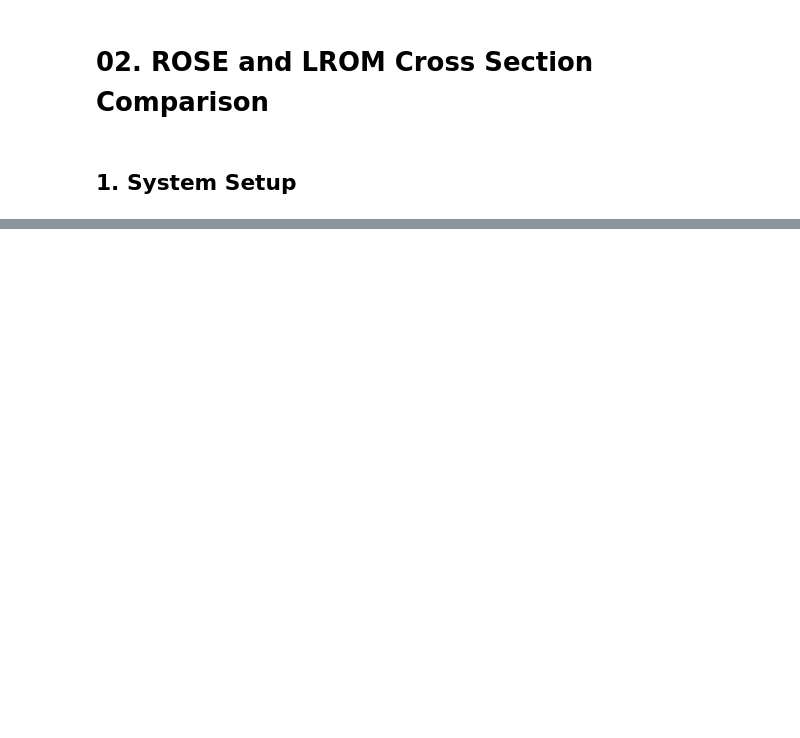
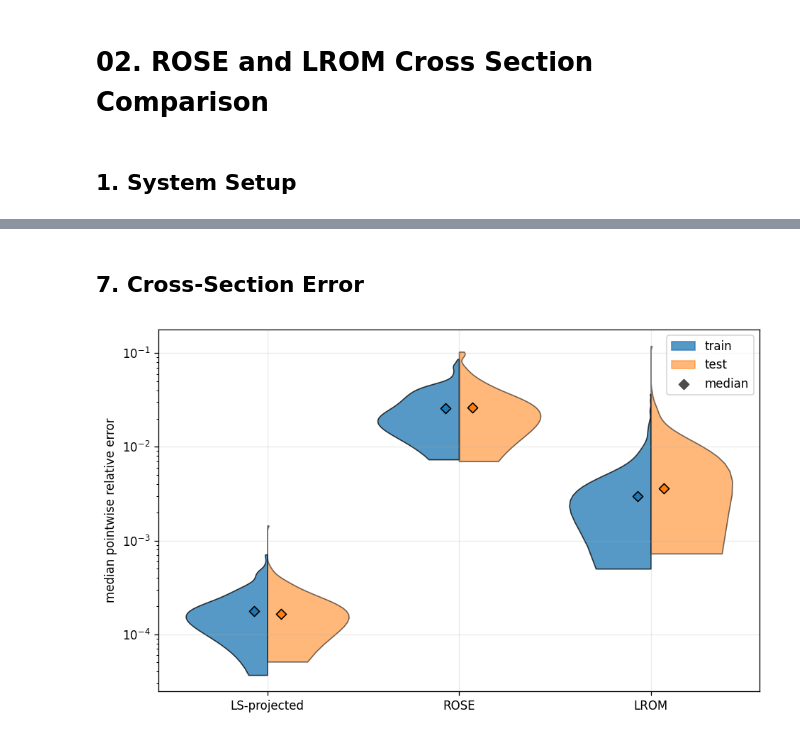
Before and after one commit to nitrogen5052/Learning-Reduced-Order-Models, a Jupyter notebook: notebooks/02_rose_vs_lrom_cross_sections.ipynb, the cells around one changed output, grey strips where cells are left out. Cells and saved outputs as stored; diff of their text form; code cells hidden in the pictures; blank space fills up the shorter version.

```diff
--- a/notebooks/02_rose_vs_lrom_cross_sections.ipynb
+++ b/notebooks/02_rose_vs_lrom_cross_sections.ipynb
@@ -876,0 +387,55 @@ validation_summary
+# %% [markdown]
+## 7. Cross-Section Error
+# %%
+categories = (
+    ("LS-projected", ls_results[DEFAULT_BASIS_SIZE]),
+    ("ROSE", rose_results[default_key]),
+    ("LROM", lrom_results[default_key]),
+)
+category_positions = np.arange(1, len(categories) + 1)
+fig, ax = plt.subplots(figsize=(8.0, 4.8))
+
+# Half violins retain raw dimensionless errors; only the display axis is logarithmic.
+for center_position, (_, result) in zip(category_positions, categories):
+    for side, key, color, opacity in (
+        (-1, "train_median_over_angle_error", "tab:blue", 0.75),
+        (+1, "test_median_over_angle_error", "tab:orange", 0.55),
+    ):
+        values = result[key]
+        parts = ax.violinplot(
+            [values],
+            positions=[center_position],
+            widths=0.85,
+            showextrema=False,
+        )
+        body = parts["bodies"][0]
+        vertices = body.get_paths()[0].vertices
+        vertices[:, 0] = (
+            np.minimum(vertices[:, 0], center_position)
+            if side < 0
+            else np.maximum(vertices[:, 0], center_position)
+        )
+        body.set_facecolor(color)
+        body.set_edgecolor("black")
+        body.set_alpha(opacity)
+        ax.scatter(
+            center_position + 0.07 * side,
+            np.median(values),
+            marker="D",
+            color=color,
+            edgecolor="black",
+            zorder=6,
+        )
+
+ax.set_yscale("log", nonpositive="clip")
+ax.yaxis.set_major_formatter(LOG_FORMATTER)
+ax.set_xticks(category_positions, [label for label, _ in categories])
+ax.set_ylabel("median pointwise relative error")
+ax.fill_between([], [], color="tab:blue", alpha=0.75, label="train")
+ax.fill_between([], [], color="tab:orange", alpha=0.55, label="test")
+ax.scatter([], [], marker="D", color="0.3", label="median")
+ax.legend()
+fig.tight_layout()
+plt.show()
+# %% [output]
+[figure, added]
```
Also changed, not shown: parts of 42 cells of this notebook, 7 other files.
